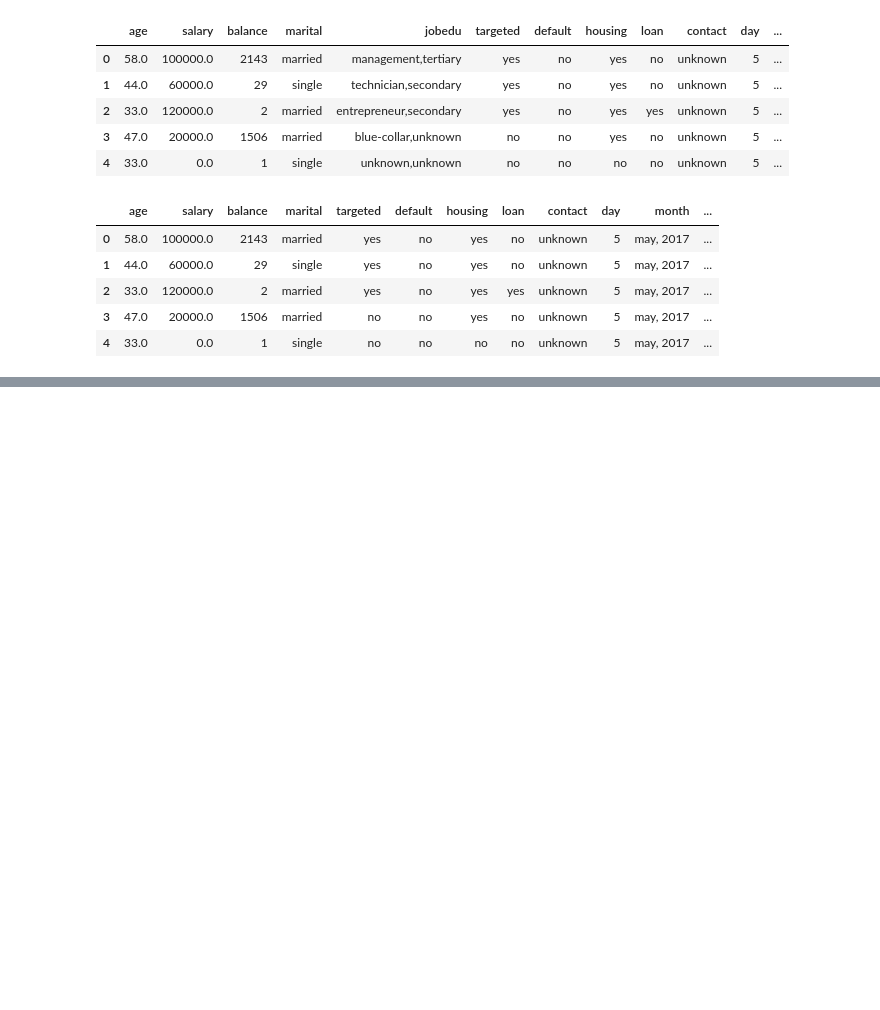
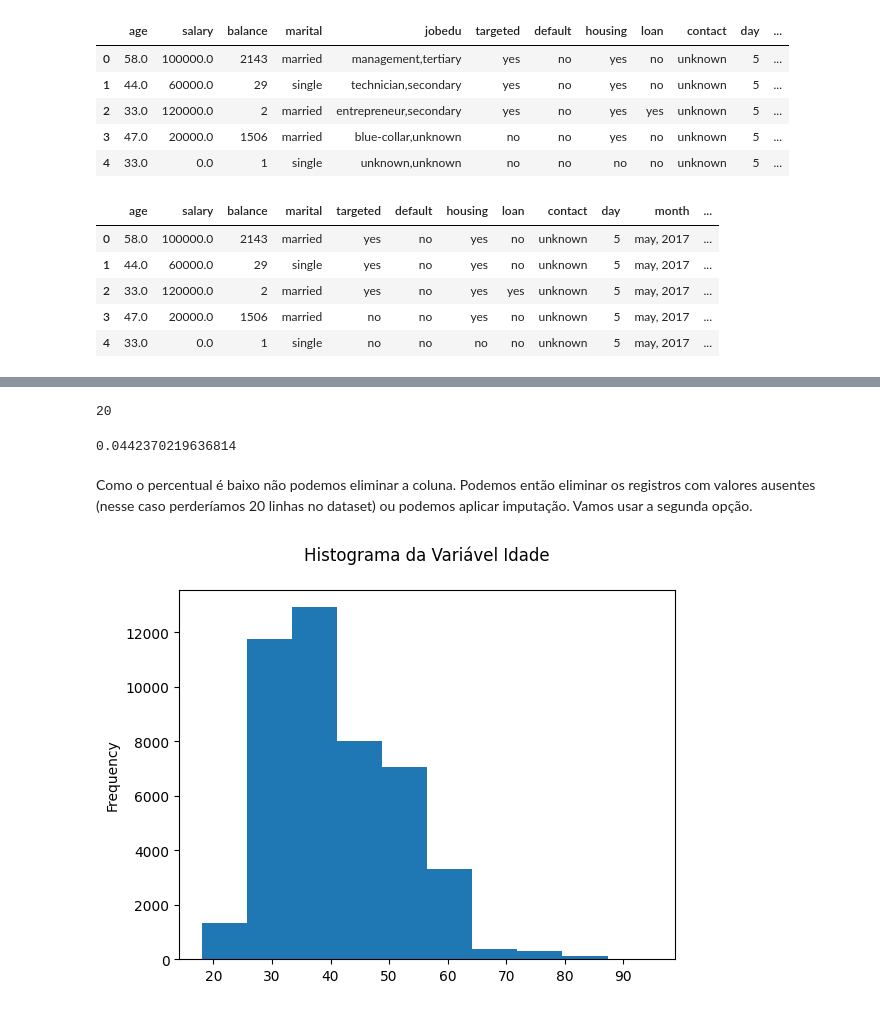
Before and after one commit to ramos-iza/DataScienceAcademy, a Jupyter notebook: projeto4/projeto4.ipynb, the cells around one changed output, grey strips where cells are left out. Saved outputs shown, nothing was run; the diff lists cells and outputs as text; code cells hidden in the pictures; blank space fills up the shorter version.

```diff
--- a/projeto4/projeto4.ipynb
+++ b/projeto4/projeto4.ipynb
@@ -578,0 +586,19 @@ df.head()
+# %%
+# Valores ausentes da variável age
+df.age.isnull().sum()
+# %% [output]
+20
+# %%
+# Calcula o percentual de valores ausentes na variável age
+df.age.isnull().mean()*100
+# %% [output]
+0.0442370219636814
+# %% [markdown]
+Como o percentual é baixo não podemos eliminar a coluna. Podemos então eliminar os registros com valores ausentes (nesse caso perderíamos 20 linhas no dataset) ou podemos aplicar imputação. Vamos usar a segunda opção.
+# %%
+# Histograma
+df.age.plot(kind = "hist")
+plt.title("Histograma da Variável Idade\n")
+plt.show()
+# %% [output]
+[figure, added]
```
Also changed, not shown: parts of 118 cells of this notebook.
